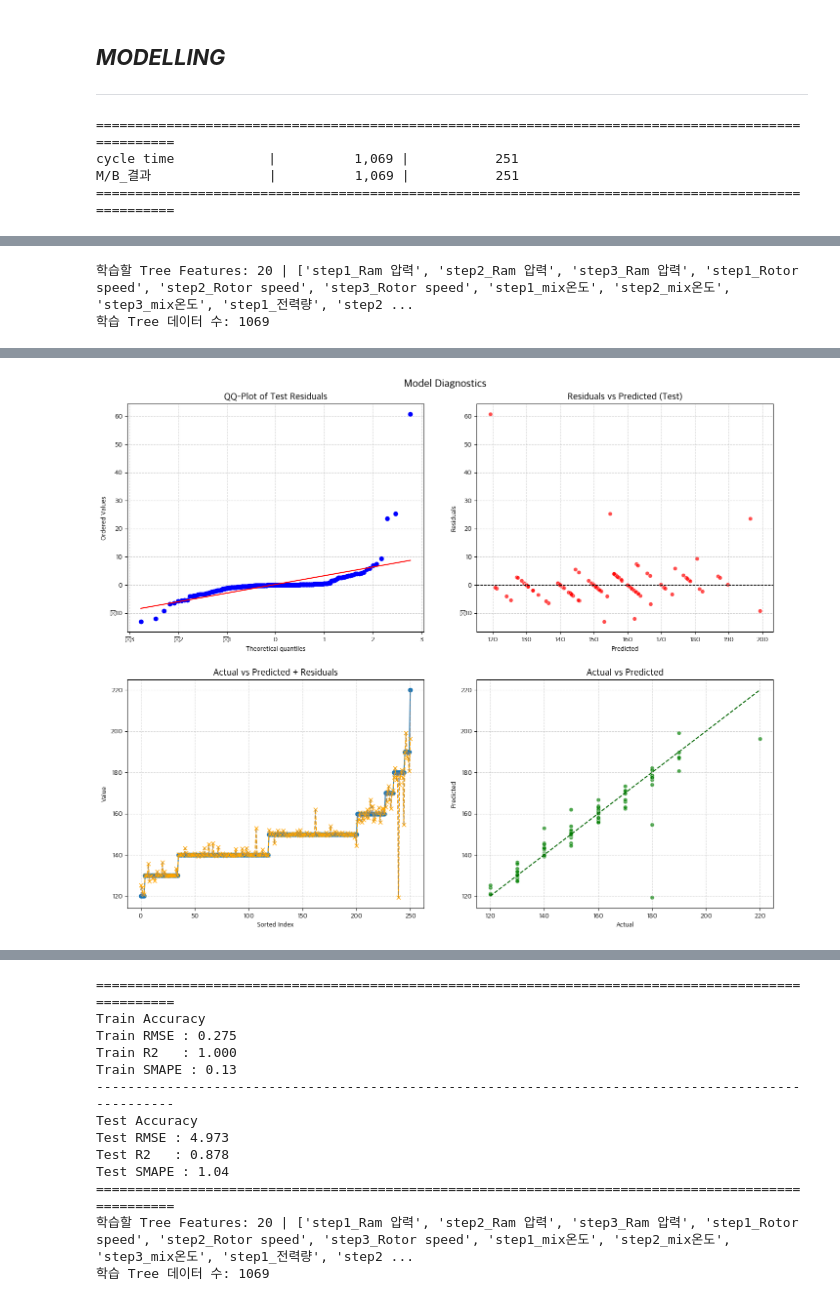
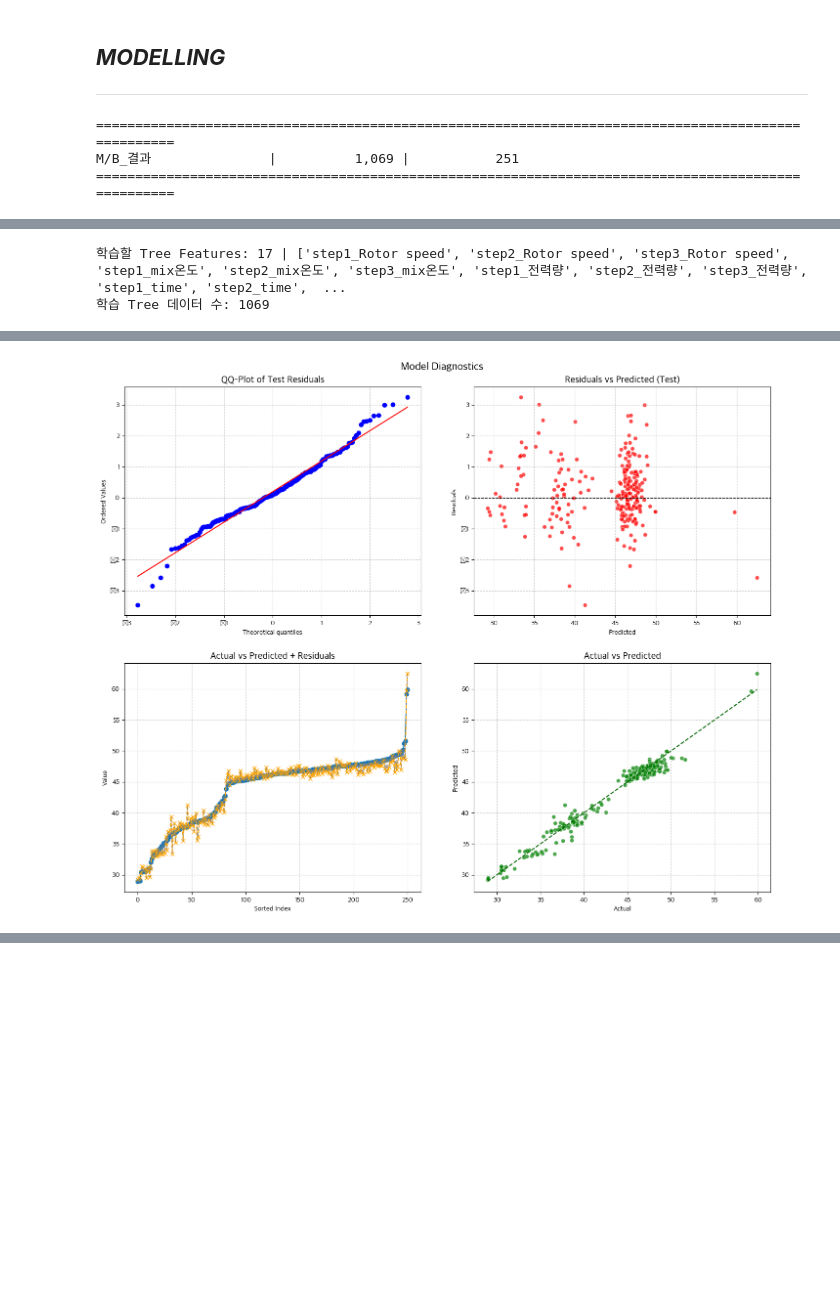
Before and after one commit to hwijongim/P2502_HSC, a Jupyter notebook: notebooks/06_clsuter_CMB_1.ipynb, the cells around one changed output, grey strips where cells are left out. Drawn from its saved outputs; the diff is of its cells as text; code cells hidden in the pictures; blank space fills up the shorter version.

```diff
--- a/notebooks/06_clsuter_CMB_1.ipynb
+++ b/notebooks/06_clsuter_CMB_1.ipynb
@@ -118,0 +65,14 @@ FileNotFoundError: [Errno 2] No such file or directory: '/Users/hwijongim/Librar
+# %%
+### Load Raw Data
+# Data Import
+log_df, qa_df, recipe_df, info, weather_df = import_raw_data(path)
+recipe_origin_df = recipe_df.copy()
+
+# Print
+print('='*100)
+print(f'Log Dataset: {log_df.shape}')
+print(f'QA Dataset: {qa_df.shape}')
+print(f'Recipe Dataset: {recipe_df.shape}')
+print(f'INFO Dataset: {info.shape}')
+print(f'Weather Dataset: {weather_df.shape}')
+print('='*100)
@@ -140,7 +108,7 @@ Log Train Dataset: (128985, 18)
 ====================================================================================================
 # %%
 ### QA Dataset 정제
-qa_df4, qa_df5 = prep_qa(qa_df, p_codes, target_list)
+qa_df4, qa_df5 = prep_qa(qa_df)
 
 # Print
 print('='*100)
@@ -180,9 +148,8 @@ Daset Shape: (128985, 35)
 ====================================================================================================
 # %%
 ### Get Cluster Column
-cluster = 1
-dataset = create_cluster_col(df3, p_type='CMB')
-dataset = dataset[dataset['Cluster']==cluster].reset_index(drop=True)
+dataset = create_cluster_col(df3, p_type)
+dataset = dataset[dataset['Cluster']==cluster].reset_index(drop=True).copy()
 
 # Print
 print('='*100)
@@ -221,29 +188,21 @@ dtype: int64
 # %%
 ### Train Test Split
 # Targets
-targets = ['cycle time','M/B_결과']
-
-# Cycle Time
-cycle_train_dataset, cycle_test_dataset, cycle_scaler, cycle_scaler_cols = create_train_test_dataset(dataset, targets[0], p_type='CMB')
+targets = ['M/B_결과']
 
 # M/B
-mb_train_dataset, mb_test_dataset, mb_scaler, mb_scaler_cols = create_train_test_dataset(dataset, targets[1], p_type='CMB')
+mb_train_dataset, mb_test_dataset, mb_scaler, mb_scaler_cols = create_train_test_dataset(dataset, targets[0], p_type='CMB')
 
 # Print
 print('='*100)
-print(f"{'cycle time':<21} | {len(cycle_train_dataset):>14,} | {len(cycle_test_dataset):>13,}")
 print(f"{'M/B_결과':<20} | {len(mb_train_dataset):>14,} | {len(mb_test_dataset):>13,}")
 print("="*100)
 # %% [output]
 ====================================================================================================
-cycle time            |          1,069 |           251
 M/B_결과               |          1,069 |           251
 ====================================================================================================
 # %%
 ### Modelling
-# Cycle Time
-cycle_model, cycle_importance = train_tree(cycle_train_dataset, cycle_test_dataset, target_col='cycle time')
-
 # M/B
 mb_model, mb_importance = train_tree(mb_train_dataset, mb_test_dataset, target_col='M/B_결과')
 # %% [output]
@@ -251,2 +210,2 @@ mb_model, mb_importance = train_tree(mb_train_dataset, mb_test_dataset, target_c
-학습할 Tree Features: 20 | ['step1_Ram 압력', 'step2_Ram 압력', 'step3_Ram 압력', 'step1_Rotor speed', 'step2_Rotor speed', 'step3_Rotor speed', 'step1_mix온도', 'step2_mix온도', 'step3_mix온도', 'step1_전력량', 'step2 ...
+학습할 Tree Features: 17 | ['step1_Rotor speed', 'step2_Rotor speed', 'step3_Rotor speed', 'step1_mix온도', 'step2_mix온도', 'step3_mix온도', 'step1_전력량', 'step2_전력량', 'step3_전력량', 'step1_time', 'step2_time',  ...
 학습 Tree 데이터 수: 1069
@@ -253,0 +223 @@ Python(5431) MallocStackLogging: can't turn off malloc stack logging because it
+[figure, new version]
@@ -265 +234,0 @@ Tree 1차 모델 평가: R2: 0.878 | sMAPE: 1.041
-[figure, old version]
@@ -267,13 +234,0 @@ Tree 1차 모델 평가: R2: 0.878 | sMAPE: 1.041
-====================================================================================================
-Train Accuracy
-Train RMSE : 0.275
-Train R2   : 1.000
-Train SMAPE : 0.13
-----------------------------------------------------------------------------------------------------
-Test Accuracy
-Test RMSE : 4.973
-Test R2   : 0.878
-Test SMAPE : 1.04
-====================================================================================================
-학습할 Tree Features: 20 | ['step1_Ram 압력', 'step2_Ram 압력', 'step3_Ram 압력', 'step1_Rotor speed', 'step2_Rotor speed', 'step3_Rotor speed', 'step1_mix온도', 'step2_mix온도', 'step3_mix온도', 'step1_전력량', 'step2 ...
-학습 Tree 데이터 수: 1069
```
Also changed, not shown: parts of 6 cells of this notebook, 6 other files.
